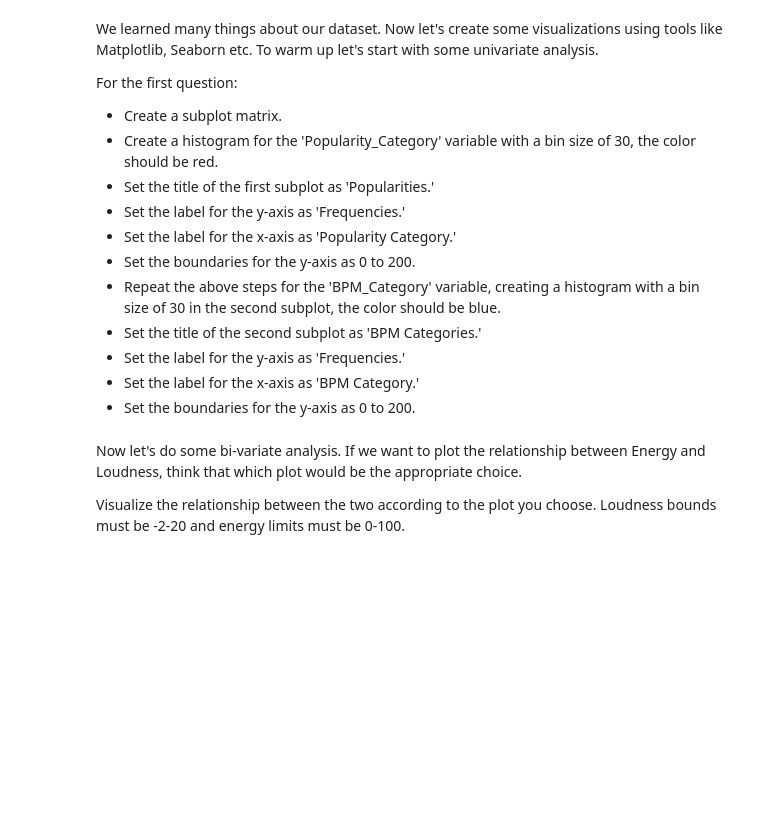
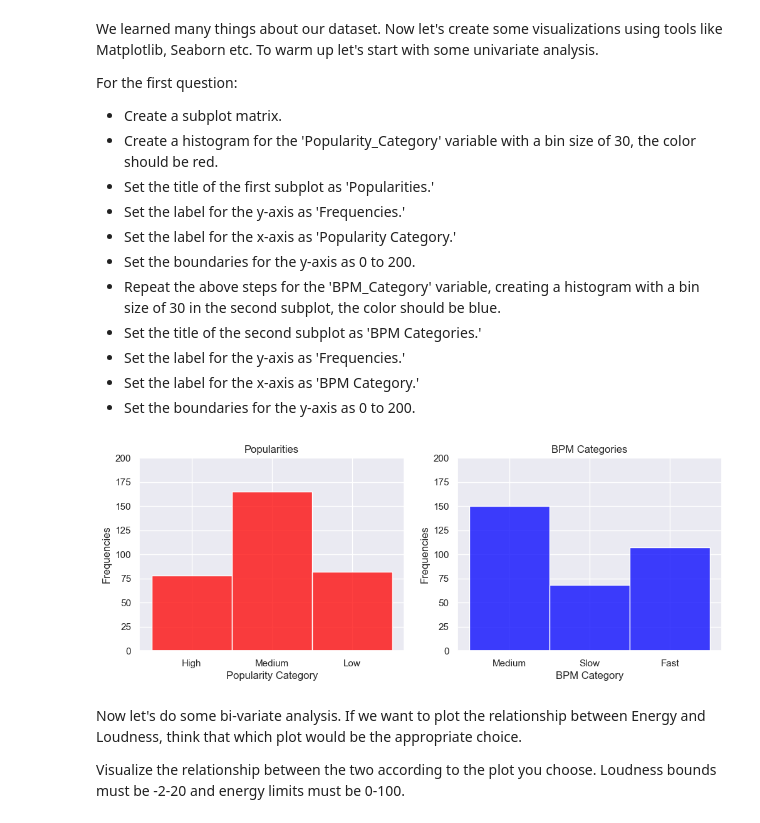
Before and after one commit to firatbatar/SU-Undergraduate-CS210, a Jupyter notebook: Homeworks/HW1/CS210 - Homework 1 - Spotify Playlist Analysis.ipynb, the cells around one changed output. Cells and saved outputs as stored; diff of their text form; code cells hidden in the pictures; blank space fills up the shorter version.

```diff
--- a/Homeworks/HW1/CS210 - Homework 1 - Spotify Playlist Analysis.ipynb
+++ b/Homeworks/HW1/CS210 - Homework 1 - Spotify Playlist Analysis.ipynb
@@ -325,22 +326,17 @@ For the first question:
 # %%
 #2pts
 %matplotlib inline
+sns.set_theme()
 
-fig, axs = plt.subplots(1, 2, figsize=(10, 3))
-axs[0].hist(popularity_category, bins=30, color="#f00")
-axs[1].hist(bpm_category, bins=30, color="#00f")
+fig, axs = plt.subplots(1, 2, figsize=(12, 4))
+sns.histplot(data=df, x="Popularity_Category", binwidth=30, color="red", ax=axs[0])
+sns.histplot(data=df, x="BPM_Category", binwidth=30, color="blue", ax=axs[1])
 
-axs[0].set_xlabel("Popularity Category")
-axs[0].set_ylabel("Frequencies")
-axs[0].set_title("Popularities")
-axs[0].set_ylim(0, 200)
-
-axs[1].set_xlabel("BPM Category")
-axs[1].set_ylabel("Frequencies")
-axs[1].set_title("BPM Categories")
-axs[1].set_ylim(0, 200)
-
+axs[0].set(title="Popularities", xlabel='Popularity Category', ylabel='Frequencies', ylim=(0, 200))
+axs[1].set(title="BPM Categories", xlabel='BPM Category', ylabel='Frequencies', ylim=(0, 200))
 plt.show()
+# %% [output]
+[figure, added]
 # %% [markdown]
 Now let's do some bi-variate analysis. If we want to plot the relationship between Energy and Loudness, think that which plot would be the appropriate choice.
 
```
Also changed, not shown: parts of 3 cells of this notebook.
